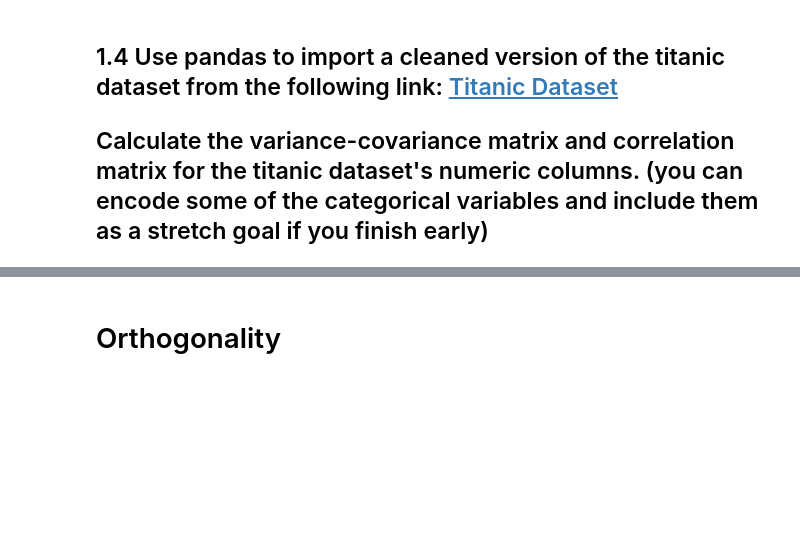
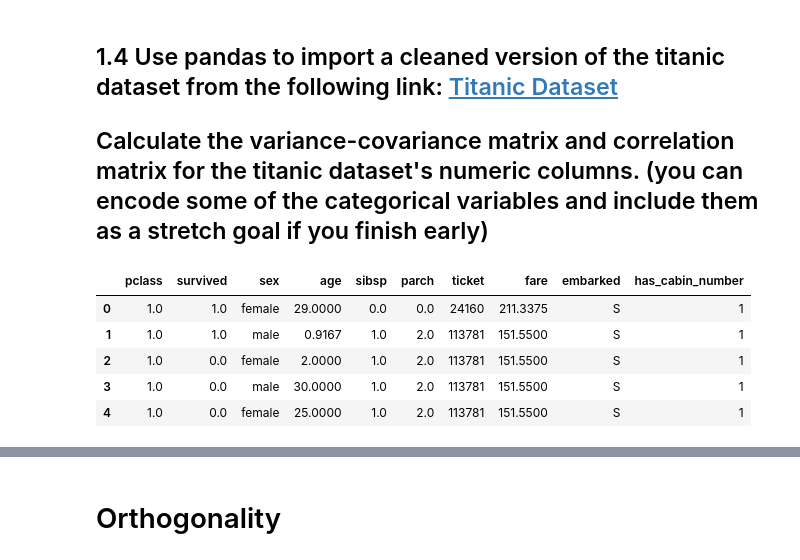
Before and after one commit to WhyseRabbit/DS-Unit-1-Sprint-3-Linear-Algebra, a Jupyter notebook: module2-intermediate-linear-algebra/LS_DS_132_Intermediate_Linear_Algebra_Assignment.ipynb, the cells around one changed output, grey strips where cells are left out. Drawn from its saved outputs; the diff is of its cells as text; code cells hidden in the pictures; blank space fills up the shorter version.

```diff
--- a/module2-intermediate-linear-algebra/LS_DS_132_Intermediate_Linear_Algebra_Assignment.ipynb
+++ b/module2-intermediate-linear-algebra/LS_DS_132_Intermediate_Linear_Algebra_Assignment.ipynb
@@ -38,3 +38,16 @@ a.cov(b)
 ## 1.4 Use pandas to import a cleaned version of the titanic dataset from the following link: [Titanic Dataset](https://raw.githubusercontent.com/Geoyi/Cleaning-Titanic-Data/master/titanic_clean.csv)
 
 ## Calculate the variance-covariance matrix and correlation matrix for the titanic dataset's numeric columns. (you can encode some of the categorical variables and include them as a stretch goal if you finish early)
+# %%
+titanic=pd.read_csv('https://raw.githubusercontent.com/Geoyi/Cleaning-Titanic-Data/master/titanic_clean.csv',
+                    usecols=('pclass','survived','sex','age','sibsp','parch','ticket','fare','embarked',
+                    'has_cabin_number'))
+titanic.replace(to_replace=np.nan,value=0)
+titanic.head()
+# %% [output]
+|  | pclass | survived | sex | age | sibsp | parch | ticket | fare | embarked | has_cabin_number |
+| 0 | 1.0 | 1.0 | female | 29.0000 | 0.0 | 0.0 | 24160 | 211.3375 | S | 1 |
+| 1 | 1.0 | 1.0 | male | 0.9167 | 1.0 | 2.0 | 113781 | 151.5500 | S | 1 |
+| 2 | 1.0 | 0.0 | female | 2.0000 | 1.0 | 2.0 | 113781 | 151.5500 | S | 1 |
+| 3 | 1.0 | 0.0 | male | 30.0000 | 1.0 | 2.0 | 113781 | 151.5500 | S | 1 |
+| 4 | 1.0 | 0.0 | female | 25.0000 | 1.0 | 2.0 | 113781 | 151.5500 | S | 1 |
```
Also changed, not shown: parts of 4 cells of this notebook.
